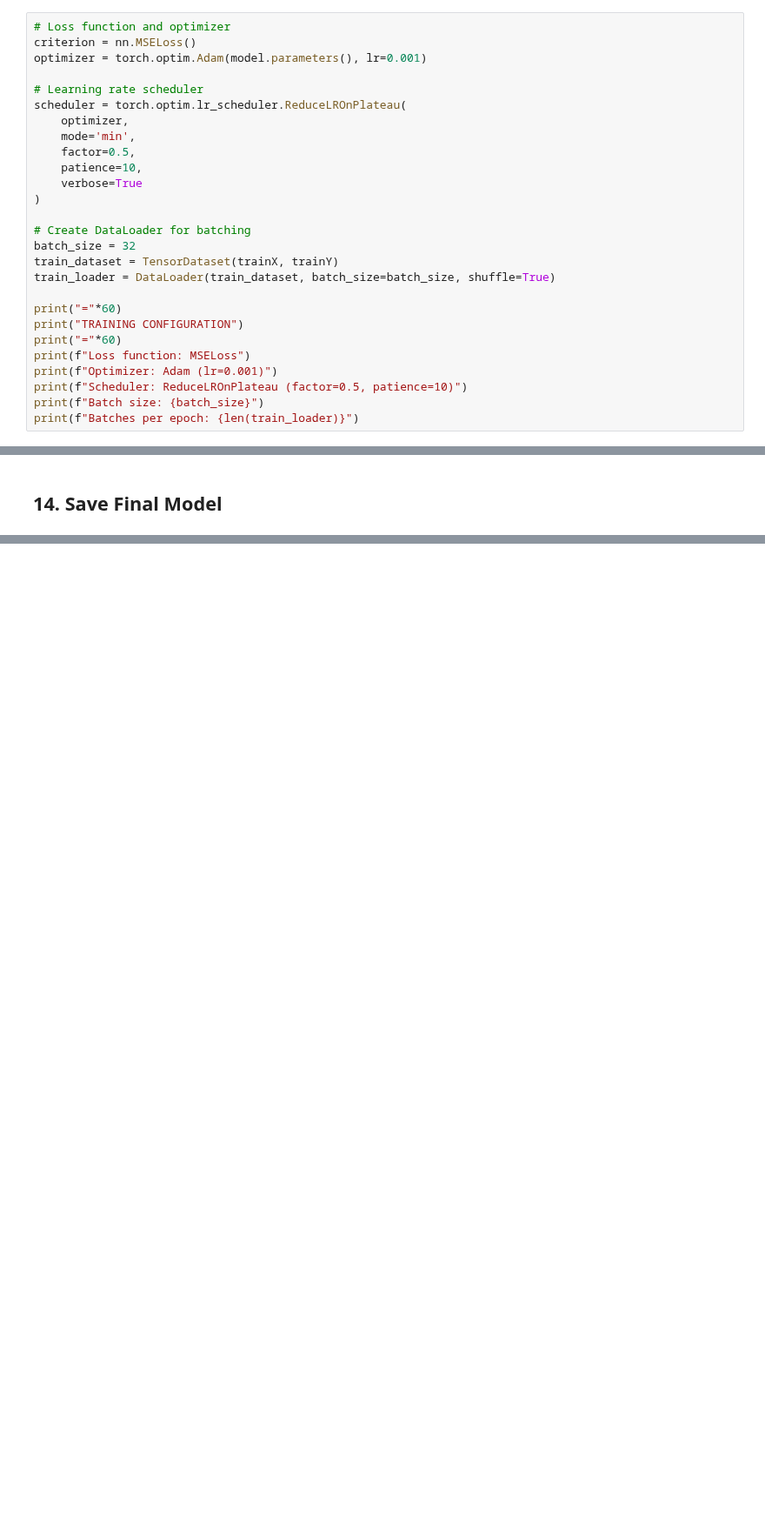
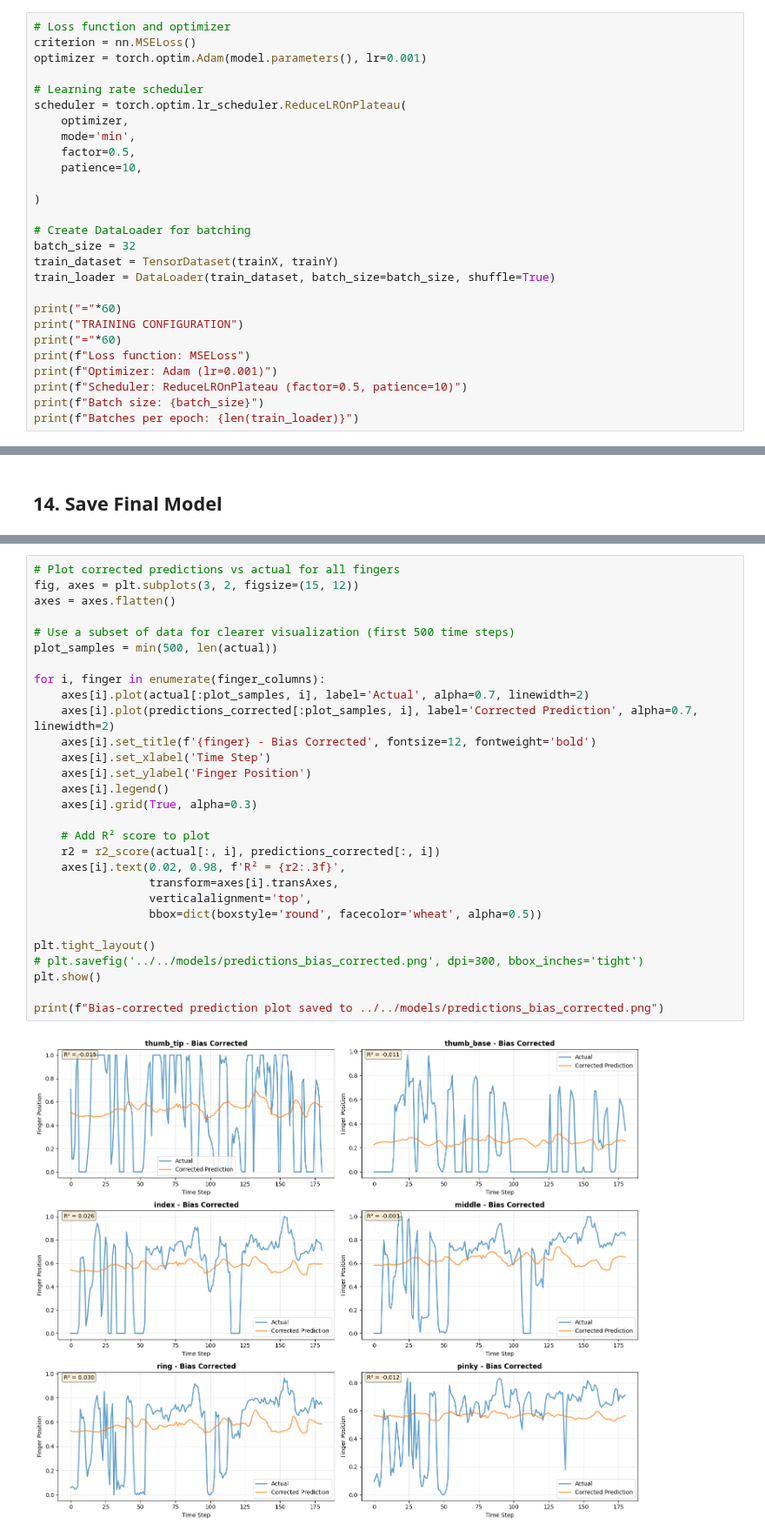
Before and after one commit to CogitoNTNU/Grip, a Jupyter notebook: training/notebooks/LSTM_2.ipynb, the cells around one changed output, grey strips where cells are left out. Shown at 87% size. Saved outputs shown, nothing was run; the diff lists cells and outputs as text; blank space fills up the shorter version.

```diff
--- a/training/notebooks/LSTM_2.ipynb
+++ b/training/notebooks/LSTM_2.ipynb
@@ -268,7 +341,7 @@ scheduler = torch.optim.lr_scheduler.ReduceLROnPlateau(
     mode='min',
     factor=0.5,
     patience=10,
-    verbose=True
+
 )
 
 # Create DataLoader for batching
@@ -536,0 +734,31 @@ The model should now produce meaningful predictions instead of flat lines!
+# %%
+# Plot corrected predictions vs actual for all fingers
+fig, axes = plt.subplots(3, 2, figsize=(15, 12))
+axes = axes.flatten()
+
+# Use a subset of data for clearer visualization (first 500 time steps)
+plot_samples = min(500, len(actual))
+
+for i, finger in enumerate(finger_columns):
+    axes[i].plot(actual[:plot_samples, i], label='Actual', alpha=0.7, linewidth=2)
+    axes[i].plot(predictions_corrected[:plot_samples, i], label='Corrected Prediction', alpha=0.7, linewidth=2)
+    axes[i].set_title(f'{finger} - Bias Corrected', fontsize=12, fontweight='bold')
+    axes[i].set_xlabel('Time Step')
+    axes[i].set_ylabel('Finger Position')
+    axes[i].legend()
+    axes[i].grid(True, alpha=0.3)
+
+    # Add R² score to plot
+    r2 = r2_score(actual[:, i], predictions_corrected[:, i])
+    axes[i].text(0.02, 0.98, f'R² = {r2:.3f}',
+                 transform=axes[i].transAxes,
+                 verticalalignment='top',
+                 bbox=dict(boxstyle='round', facecolor='wheat', alpha=0.5))
+
+plt.tight_layout()
+# plt.savefig('../../models/predictions_bias_corrected.png', dpi=300, bbox_inches='tight')
+plt.show()
+
+print(f"Bias-corrected prediction plot saved to ../../models/predictions_bias_corrected.png")
+# %% [output]
+[figure, added]
```
Also changed, not shown: parts of 21 cells of this notebook.
